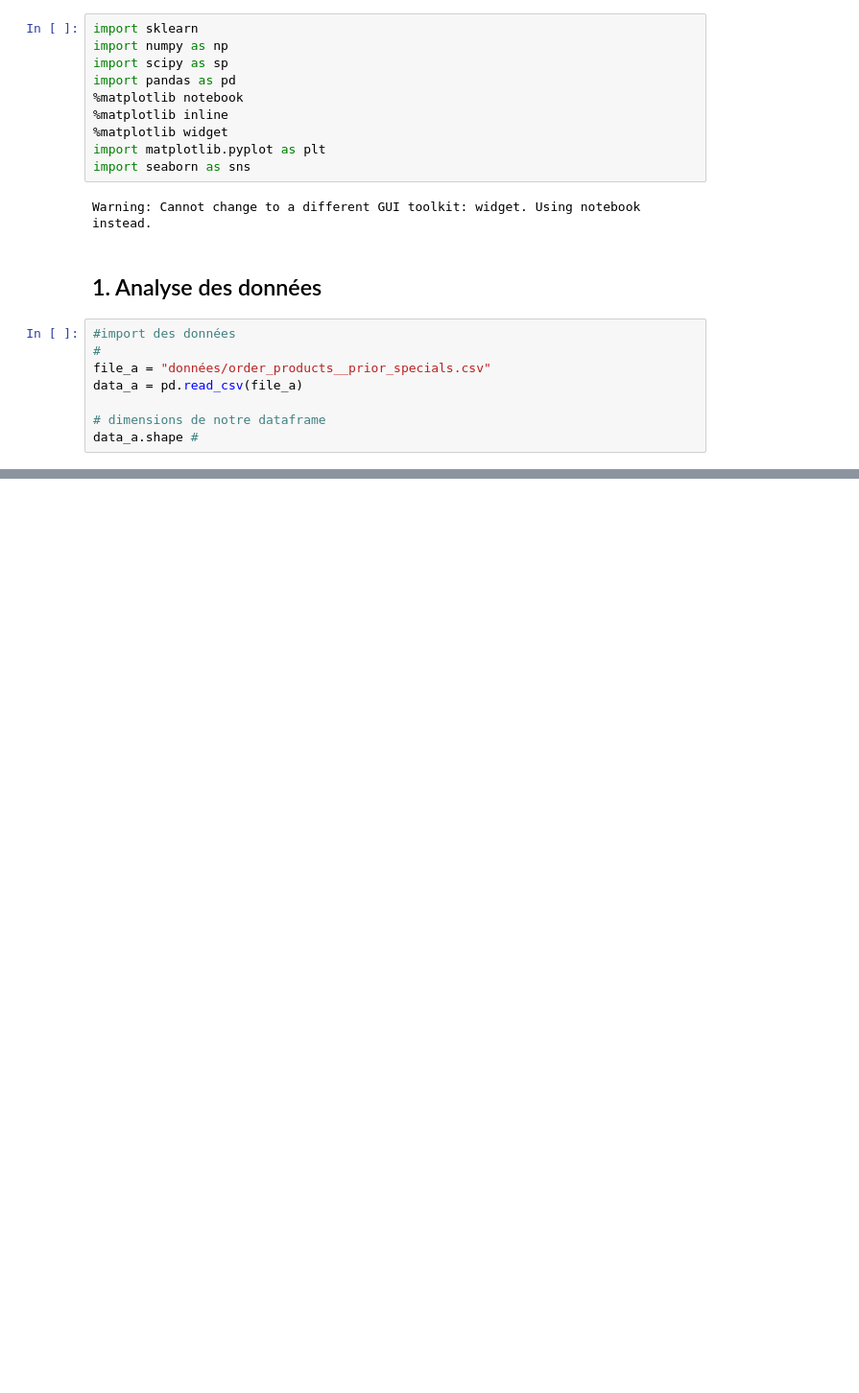
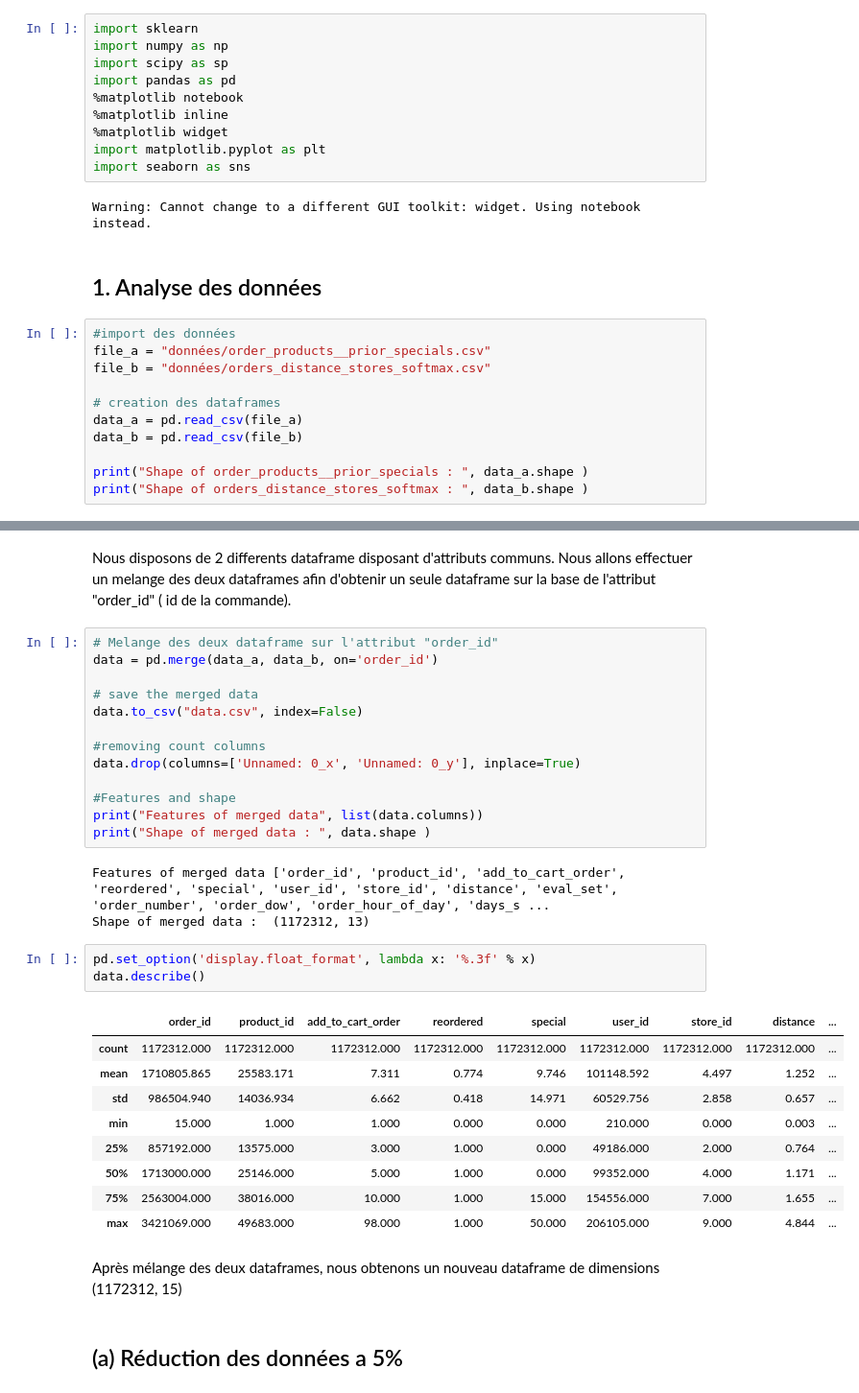
Before and after one commit to chakir-master/tp2-groupe12, a Jupyter notebook: group12_tp2.ipynb, the cells around one changed output, grey strips where cells are left out. Shown at 96% size. Saved outputs shown, nothing was run; the diff lists cells and outputs as text; blank space fills up the shorter version.

```diff
--- a/group12_tp2.ipynb
+++ b/group12_tp2.ipynb
@@ -20,10 +20,13 @@ Warning: Cannot change to a different GUI toolkit: widget. Using notebook instea
 ## 1.  Analyse des données
 # %%
 #import des données
-#
 file_a = "données/order_products__prior_specials.csv"
+file_b = "données/orders_distance_stores_softmax.csv"
+
+# creation des dataframes
 data_a = pd.read_csv(file_a)
+data_b = pd.read_csv(file_b)
 
-# dimensions de notre dataframe
-data_a.shape #
+print("Shape of order_products__prior_specials : ", data_a.shape )
+print("Shape of orders_distance_stores_softmax : ", data_b.shape )
 # %% [output]
@@ -51,0 +45,36 @@ data_a.describe
+# %% [markdown]
+Nous disposons de 2 differents dataframe disposant d'attributs communs.
+Nous allons effectuer un melange des deux dataframes afin d'obtenir un seule dataframe sur la base de l'attribut "order_id" ( id de la commande).
+# %%
+# Melange des deux dataframe sur l'attribut "order_id"
+data = pd.merge(data_a, data_b, on='order_id')
+
+# save the merged data
+data.to_csv("data.csv", index=False)
+
+#removing count columns
+data.drop(columns=['Unnamed: 0_x', 'Unnamed: 0_y'], inplace=True)
+
+#Features and shape
+print("Features of merged data", list(data.columns))
+print("Shape of merged data : ", data.shape )
+# %% [output]
+Features of merged data ['order_id', 'product_id', 'add_to_cart_order', 'reordered', 'special', 'user_id', 'store_id', 'distance', 'eval_set', 'order_number', 'order_dow', 'order_hour_of_day', 'days_s ...
+Shape of merged data :  (1172312, 13)
+# %%
+pd.set_option('display.float_format', lambda x: '%.3f' % x)
+data.describe()
+# %% [output]
+|  | order_id | product_id | add_to_cart_order | reordered | special | user_id | store_id | distance | ... |
+| count | 1172312.000 | 1172312.000 | 1172312.000 | 1172312.000 | 1172312.000 | 1172312.000 | 1172312.000 | 1172312.000 | ... |
+| mean | 1710805.865 | 25583.171 | 7.311 | 0.774 | 9.746 | 101148.592 | 4.497 | 1.252 | ... |
+| std | 986504.940 | 14036.934 | 6.662 | 0.418 | 14.971 | 60529.756 | 2.858 | 0.657 | ... |
+| min | 15.000 | 1.000 | 1.000 | 0.000 | 0.000 | 210.000 | 0.000 | 0.003 | ... |
+| 25% | 857192.000 | 13575.000 | 3.000 | 1.000 | 0.000 | 49186.000 | 2.000 | 0.764 | ... |
+| 50% | 1713000.000 | 25146.000 | 5.000 | 1.000 | 0.000 | 99352.000 | 4.000 | 1.171 | ... |
+| 75% | 2563004.000 | 38016.000 | 10.000 | 1.000 | 15.000 | 154556.000 | 7.000 | 1.655 | ... |
+| max | 3421069.000 | 49683.000 | 98.000 | 1.000 | 50.000 | 206105.000 | 9.000 | 4.844 | ... |
+# %% [markdown]
+Après mélange des deux dataframes, nous obtenons un nouveau dataframe de dimensions (1172312, 15)
+# %% [markdown]
+## (a) Réduction des données a 5%
```
Also changed, not shown: parts of 39 cells of this notebook, 2 other files.
